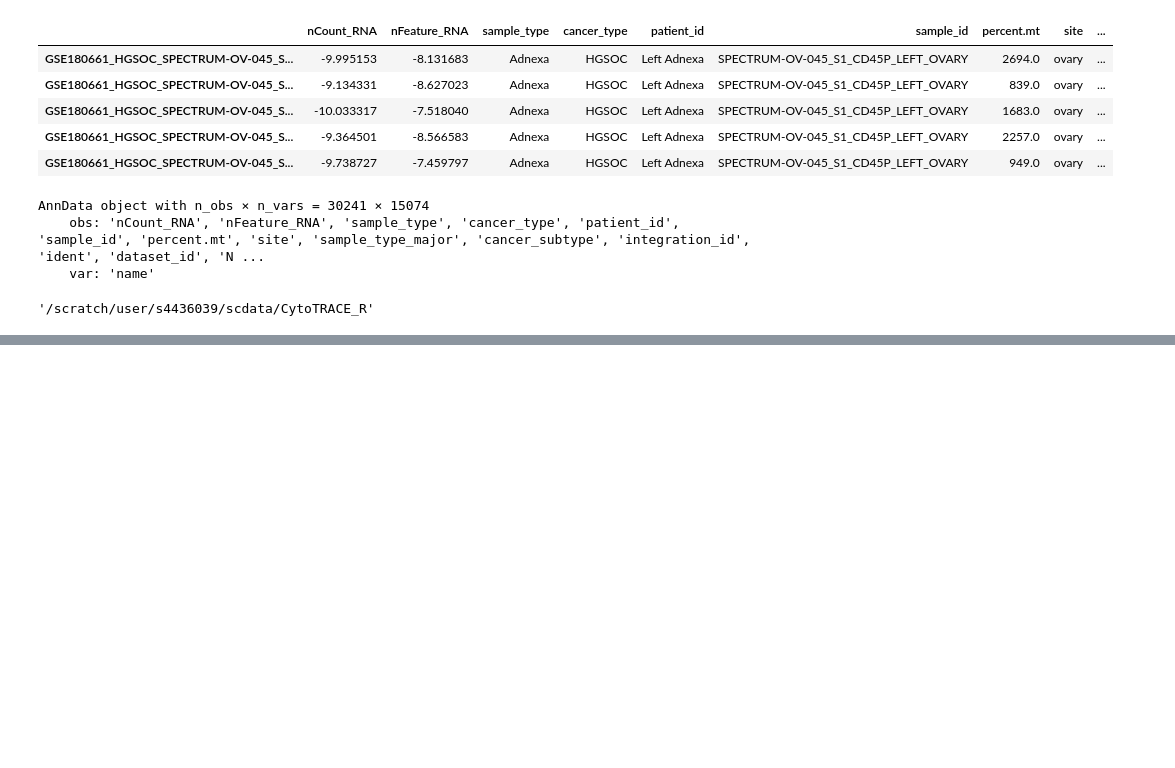
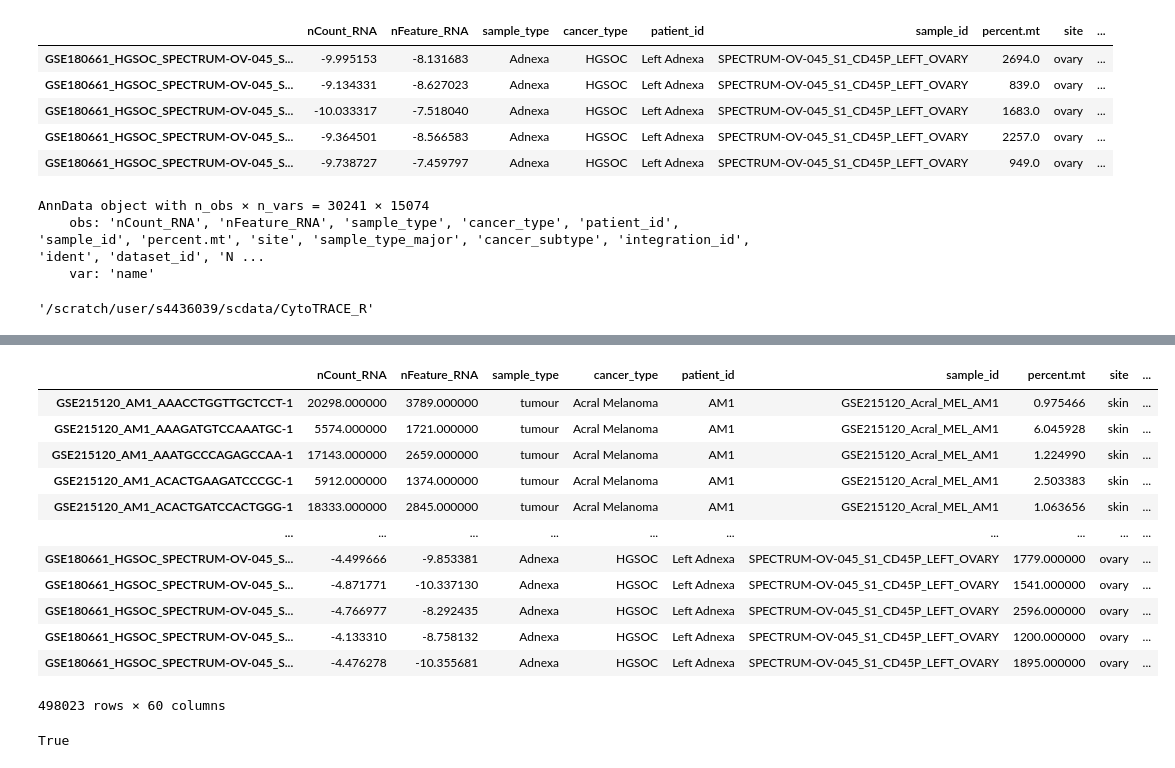
Before and after one commit to tuonglab/Nikita-project, a Jupyter notebook: notebooks/2024-12-13_CytoTRACE-unint-prep.ipynb, the cells around one changed output, grey strips where cells are left out. Cells and saved outputs as stored; diff of their text form; code cells hidden in the pictures; blank space fills up the shorter version.

```diff
--- a/notebooks/2024-12-13_CytoTRACE-unint-prep.ipynb
+++ b/notebooks/2024-12-13_CytoTRACE-unint-prep.ipynb
@@ -91,0 +126,21 @@ data_subset.write_h5ad("NR_unint_DC_cytotrace.h5ad", compression="gzip")
+# %%
+data_clean.obs
+# %% [output]
+|  | nCount_RNA | nFeature_RNA | sample_type | cancer_type | patient_id | sample_id | percent.mt | site | ... |
+| GSE215120_AM1_AAACCTGGTTGCTCCT-1 | 20298.000000 | 3789.000000 | tumour | Acral Melanoma | AM1 | GSE215120_Acral_MEL_AM1 | 0.975466 | skin | ... |
+| GSE215120_AM1_AAAGATGTCCAAATGC-1 | 5574.000000 | 1721.000000 | tumour | Acral Melanoma | AM1 | GSE215120_Acral_MEL_AM1 | 6.045928 | skin | ... |
+| GSE215120_AM1_AAATGCCCAGAGCCAA-1 | 17143.000000 | 2659.000000 | tumour | Acral Melanoma | AM1 | GSE215120_Acral_MEL_AM1 | 1.224990 | skin | ... |
+| GSE215120_AM1_ACACTGAAGATCCCGC-1 | 5912.000000 | 1374.000000 | tumour | Acral Melanoma | AM1 | GSE215120_Acral_MEL_AM1 | 2.503383 | skin | ... |
+| GSE215120_AM1_ACACTGATCCACTGGG-1 | 18333.000000 | 2845.000000 | tumour | Acral Melanoma | AM1 | GSE215120_Acral_MEL_AM1 | 1.063656 | skin | ... |
+| ... | ... | ... | ... | ... | ... | ... | ... | ... | ... |
+| GSE180661_HGSOC_SPECTRUM-OV-045_S... | -4.499666 | -9.853381 | Adnexa | HGSOC | Left Adnexa | SPECTRUM-OV-045_S1_CD45P_LEFT_OVARY | 1779.000000 | ovary | ... |
+| GSE180661_HGSOC_SPECTRUM-OV-045_S... | -4.871771 | -10.337130 | Adnexa | HGSOC | Left Adnexa | SPECTRUM-OV-045_S1_CD45P_LEFT_OVARY | 1541.000000 | ovary | ... |
+| GSE180661_HGSOC_SPECTRUM-OV-045_S... | -4.766977 | -8.292435 | Adnexa | HGSOC | Left Adnexa | SPECTRUM-OV-045_S1_CD45P_LEFT_OVARY | 2596.000000 | ovary | ... |
+| GSE180661_HGSOC_SPECTRUM-OV-045_S... | -4.133310 | -8.758132 | Adnexa | HGSOC | Left Adnexa | SPECTRUM-OV-045_S1_CD45P_LEFT_OVARY | 1200.000000 | ovary | ... |
+| GSE180661_HGSOC_SPECTRUM-OV-045_S... | -4.476278 | -10.355681 | Adnexa | HGSOC | Left Adnexa | SPECTRUM-OV-045_S1_CD45P_LEFT_OVARY | 1895.000000 | ovary | ... |
+498023 rows × 60 columns
+# %%
+#check indices match
+print(set(Cyto.index).issubset(set(data_clean.obs.index)))
+# %% [output]
+True
```
Also changed, not shown: parts of 14 cells of this notebook, 1 other file.
